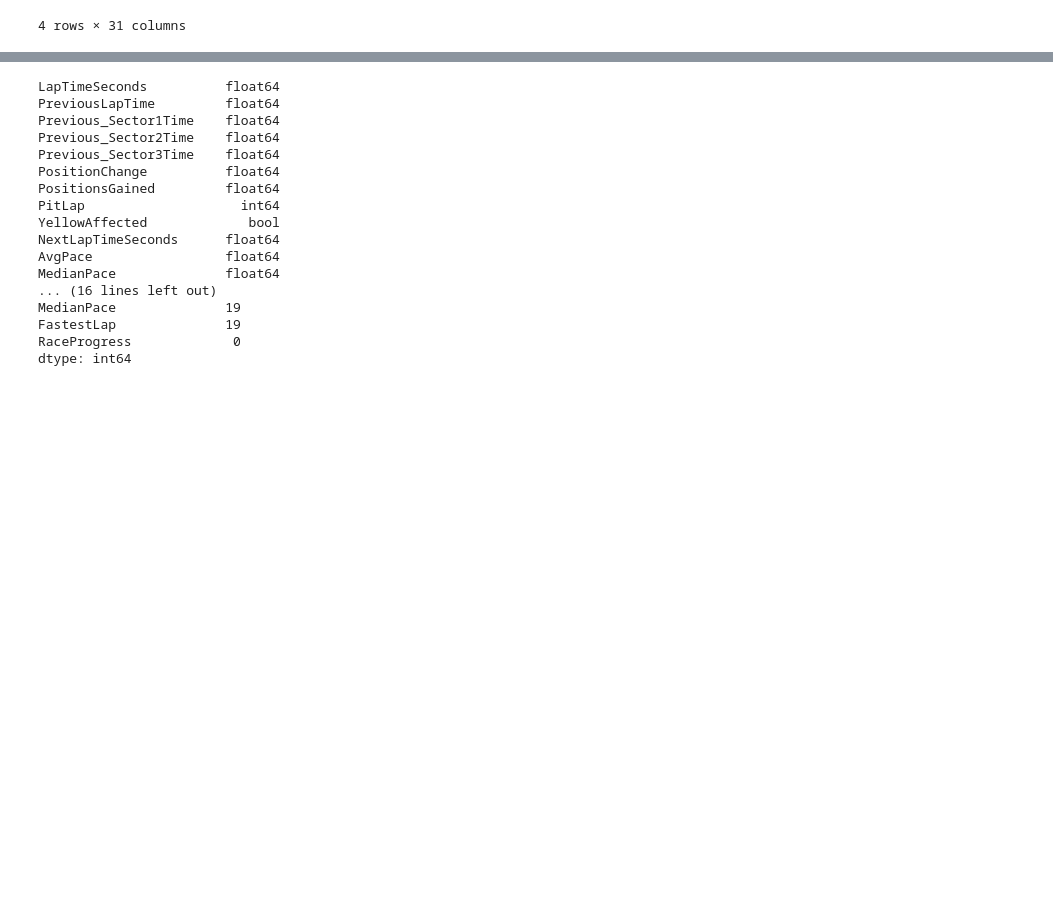
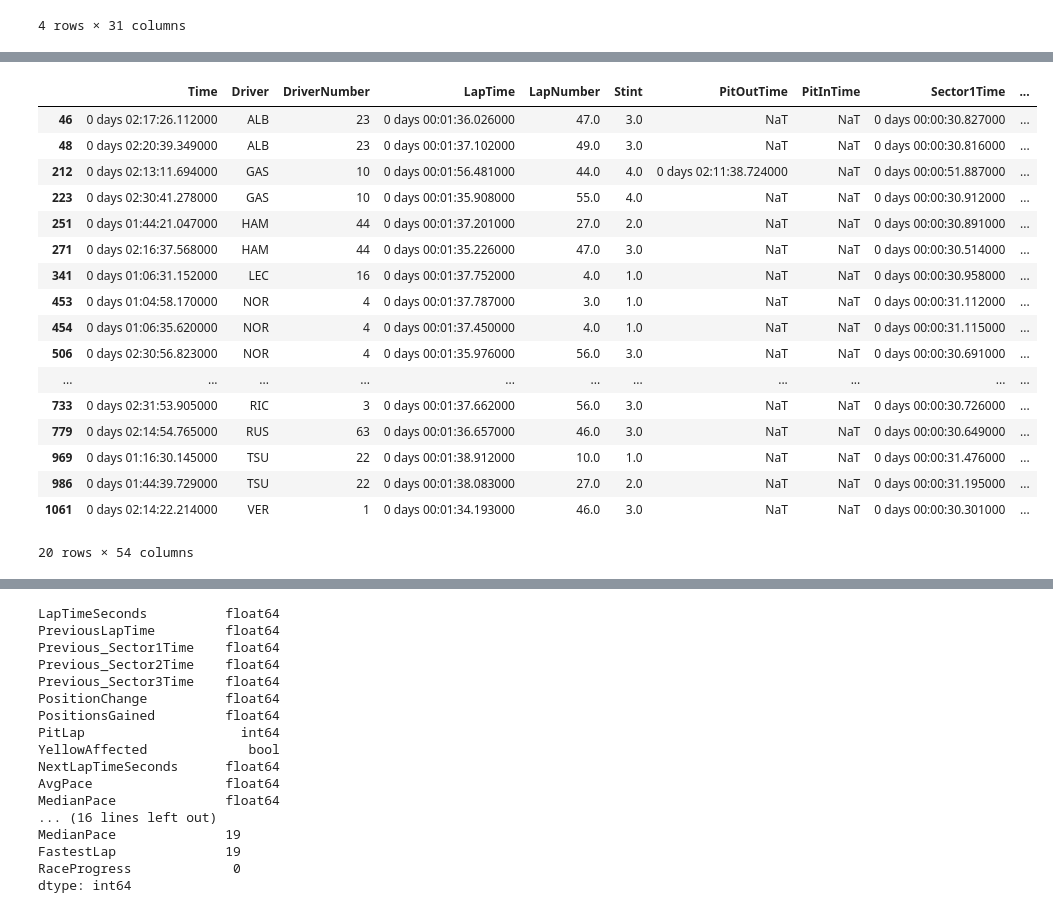
Before and after one commit to mohammedDhinojwala/f1-ai-race-strategy, a Jupyter notebook: notebooks/01_data_investigation.ipynb, the cells around one changed output, grey strips where cells are left out. Drawn from its saved outputs; the diff is of its cells as text; code cells hidden in the pictures; blank space fills up the shorter version.

```diff
--- a/notebooks/01_data_investigation.ipynb
+++ b/notebooks/01_data_investigation.ipynb
@@ -6931,3 +6988,24 @@ all_laps_test = process_laps(test_session)
+# %%
+all_laps[all_laps['Deleted']]
+# %% [output]
+|  | Time | Driver | DriverNumber | LapTime | LapNumber | Stint | PitOutTime | PitInTime | Sector1Time | ... |
+| 46 | 0 days 02:17:26.112000 | ALB | 23 | 0 days 00:01:36.026000 | 47.0 | 3.0 | NaT | NaT | 0 days 00:00:30.827000 | ... |
+| 48 | 0 days 02:20:39.349000 | ALB | 23 | 0 days 00:01:37.102000 | 49.0 | 3.0 | NaT | NaT | 0 days 00:00:30.816000 | ... |
+| 212 | 0 days 02:13:11.694000 | GAS | 10 | 0 days 00:01:56.481000 | 44.0 | 4.0 | 0 days 02:11:38.724000 | NaT | 0 days 00:00:51.887000 | ... |
+| 223 | 0 days 02:30:41.278000 | GAS | 10 | 0 days 00:01:35.908000 | 55.0 | 4.0 | NaT | NaT | 0 days 00:00:30.912000 | ... |
+| 251 | 0 days 01:44:21.047000 | HAM | 44 | 0 days 00:01:37.201000 | 27.0 | 2.0 | NaT | NaT | 0 days 00:00:30.891000 | ... |
+| 271 | 0 days 02:16:37.568000 | HAM | 44 | 0 days 00:01:35.226000 | 47.0 | 3.0 | NaT | NaT | 0 days 00:00:30.514000 | ... |
+| 341 | 0 days 01:06:31.152000 | LEC | 16 | 0 days 00:01:37.752000 | 4.0 | 1.0 | NaT | NaT | 0 days 00:00:30.958000 | ... |
+| 453 | 0 days 01:04:58.170000 | NOR | 4 | 0 days 00:01:37.787000 | 3.0 | 1.0 | NaT | NaT | 0 days 00:00:31.112000 | ... |
+| 454 | 0 days 01:06:35.620000 | NOR | 4 | 0 days 00:01:37.450000 | 4.0 | 1.0 | NaT | NaT | 0 days 00:00:31.115000 | ... |
+| 506 | 0 days 02:30:56.823000 | NOR | 4 | 0 days 00:01:35.976000 | 56.0 | 3.0 | NaT | NaT | 0 days 00:00:30.691000 | ... |
+| ... | ... | ... | ... | ... | ... | ... | ... | ... | ... | ... |
+| 733 | 0 days 02:31:53.905000 | RIC | 3 | 0 days 00:01:37.662000 | 56.0 | 3.0 | NaT | NaT | 0 days 00:00:30.726000 | ... |
+| 779 | 0 days 02:14:54.765000 | RUS | 63 | 0 days 00:01:36.657000 | 46.0 | 3.0 | NaT | NaT | 0 days 00:00:30.649000 | ... |
+| 969 | 0 days 01:16:30.145000 | TSU | 22 | 0 days 00:01:38.912000 | 10.0 | 1.0 | NaT | NaT | 0 days 00:00:31.476000 | ... |
+| 986 | 0 days 01:44:39.729000 | TSU | 22 | 0 days 00:01:38.083000 | 27.0 | 2.0 | NaT | NaT | 0 days 00:00:31.195000 | ... |
+| 1061 | 0 days 02:14:22.214000 | VER | 1 | 0 days 00:01:34.193000 | 46.0 | 3.0 | NaT | NaT | 0 days 00:00:30.301000 | ... |
+20 rows × 54 columns
 # %%
 print(
     all_laps_test[
```
Also changed, not shown: parts of 23 cells of this notebook.
